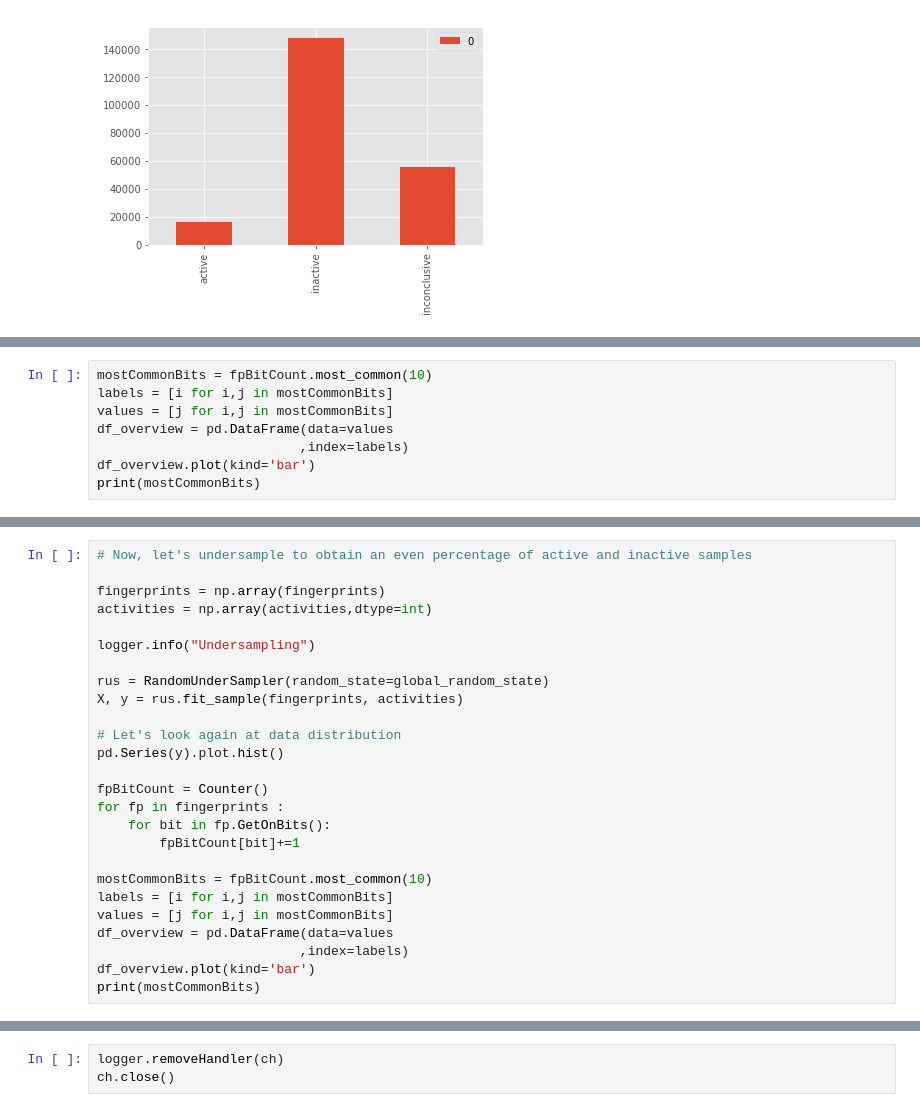
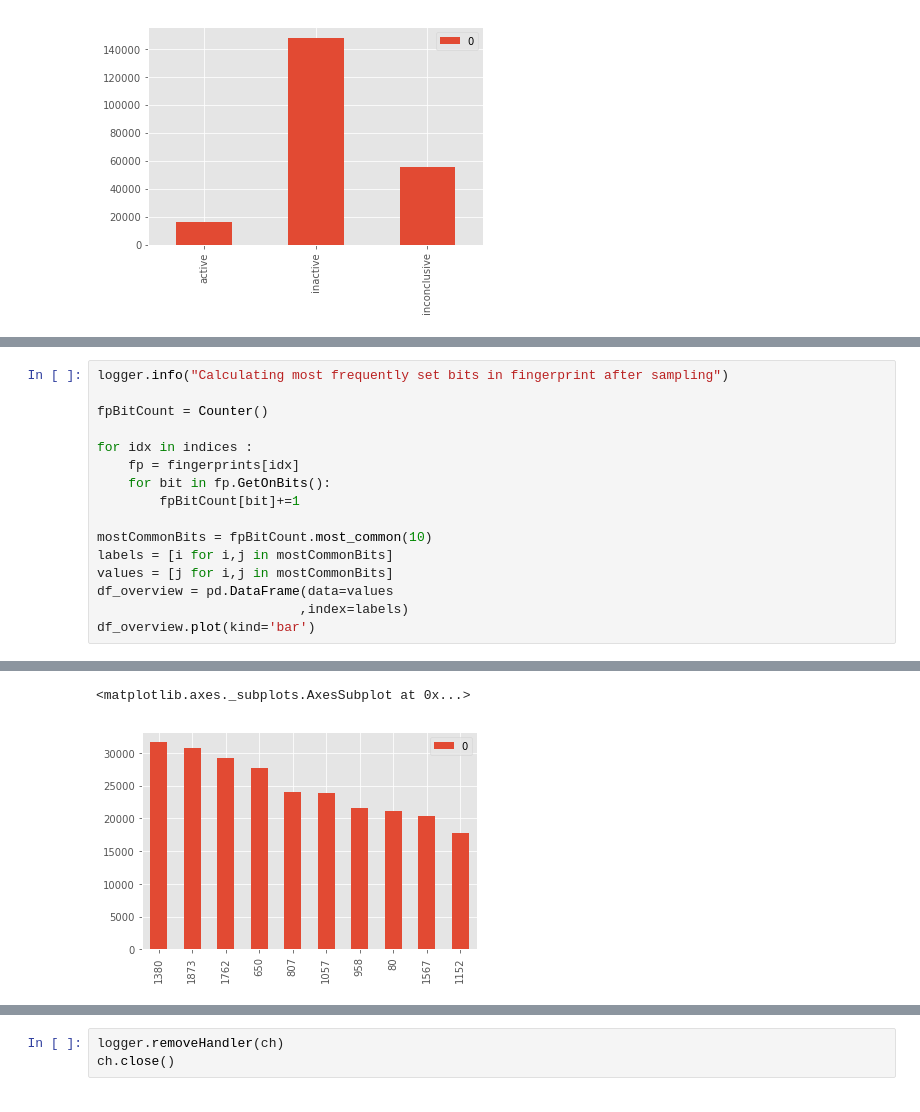
Before and after one commit to LRParser/pubchem-sklearn, a Jupyter notebook: pubchem_exploratory_analysis.ipynb, the cells around one changed output, grey strips where cells are left out. Drawn from its saved outputs; the diff is of its cells as text.

```diff
--- a/pubchem_exploratory_analysis.ipynb
+++ b/pubchem_exploratory_analysis.ipynb
@@ -193,8 +261,17 @@ for fp in df_undersampled['fingerprints'] :
 # %%
+logger.info("Calculating most frequently set bits in fingerprint after sampling")
+
+fpBitCount = Counter()
+
+for idx in indices :
+    fp = fingerprints[idx]
+    for bit in fp.GetOnBits():
+        fpBitCount[bit]+=1
+
 mostCommonBits = fpBitCount.most_common(10)
 labels = [i for i,j in mostCommonBits]
 values = [j for i,j in mostCommonBits]
 df_overview = pd.DataFrame(data=values
                           ,index=labels)
 df_overview.plot(kind='bar')
-print(mostCommonBits)
+# %% [output]
@@ -201,26 +279,2 @@ print(mostCommonBits)
+<matplotlib.axes._subplots.AxesSubplot at 0x...>
+[figure, added]
-# %%
-# Now, let's undersample to obtain an even percentage of active and inactive samples
-
-fingerprints = np.array(fingerprints)
-activities = np.array(activities,dtype=int)
-
-logger.info("Undersampling")
-
-rus = RandomUnderSampler(random_state=global_random_state)
-X, y = rus.fit_sample(fingerprints, activities)
-
-# Let's look again at data distribution
-pd.Series(y).plot.hist()
-
-fpBitCount = Counter()
-for fp in fingerprints :
-    for bit in fp.GetOnBits():
-        fpBitCount[bit]+=1
-
-mostCommonBits = fpBitCount.most_common(10)
-labels = [i for i,j in mostCommonBits]
-values = [j for i,j in mostCommonBits]
-df_overview = pd.DataFrame(data=values
-                          ,index=labels)
-df_overview.plot(kind='bar')
-print(mostCommonBits)
```
Also changed, not shown: parts of 15 cells of this notebook, 14 other files.
